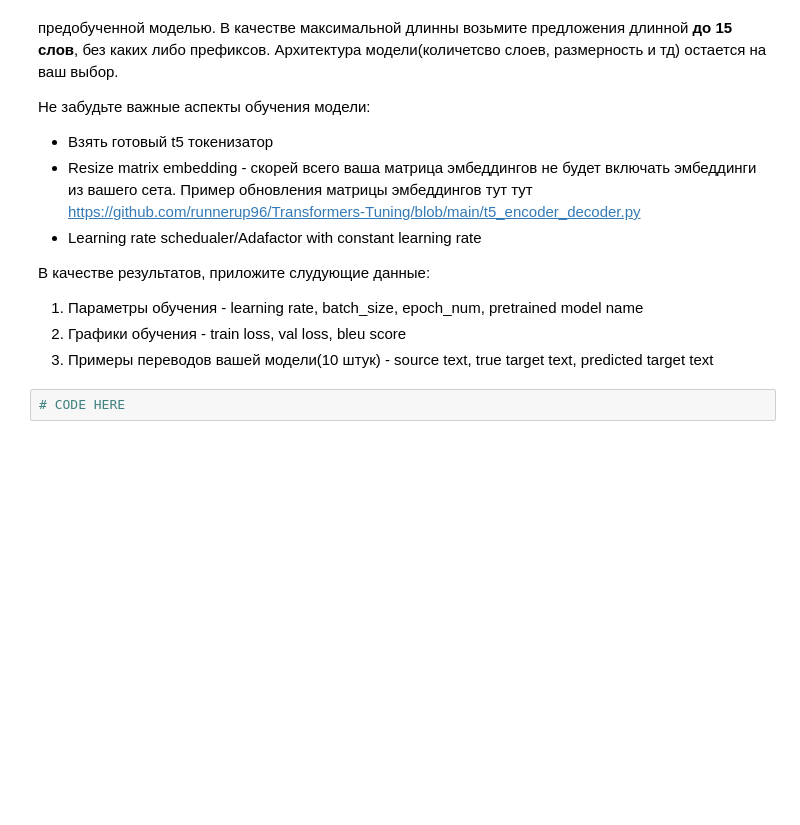
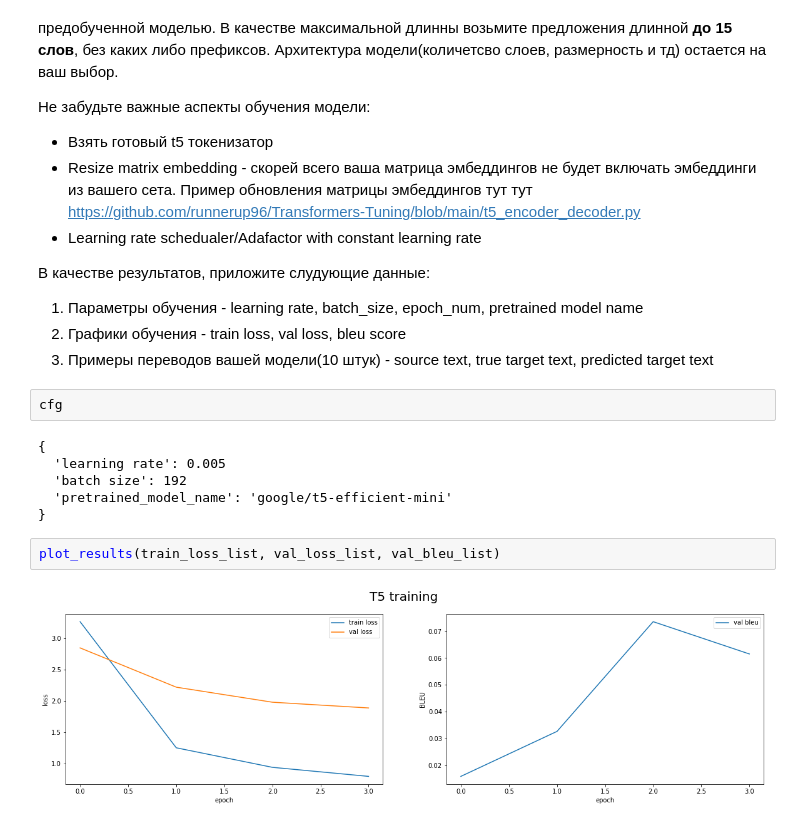
Before and after one commit to wibbn/pytorch-machine-translation, a Jupyter notebook: Transfomers training.ipynb, the cells around one changed output. Drawn from its saved outputs; the diff is of its cells as text; blank space fills up the shorter version.

```diff
--- a/Transfomers training.ipynb
+++ b/Transfomers training.ipynb
@@ -57,4 +137,14 @@ wget https://www.manythings.org/anki/rus-eng.zip && unzip rus-eng.zip
 2) Графики обучения - train loss, val loss, bleu score
 3) Примеры переводов вашей модели(10 штук) - source text, true target text, predicted target text
 # %%
-# CODE HERE
+cfg
+# %% [output]
+{
+  'learning rate': 0.005
+  'batch size': 192
+  'pretrained_model_name': 'google/t5-efficient-mini'
+}
+# %%
+plot_results(train_loss_list, val_loss_list, val_bleu_list)
+# %% [output]
+[figure, added]
```
Also changed, not shown: parts of 16 cells of this notebook.
